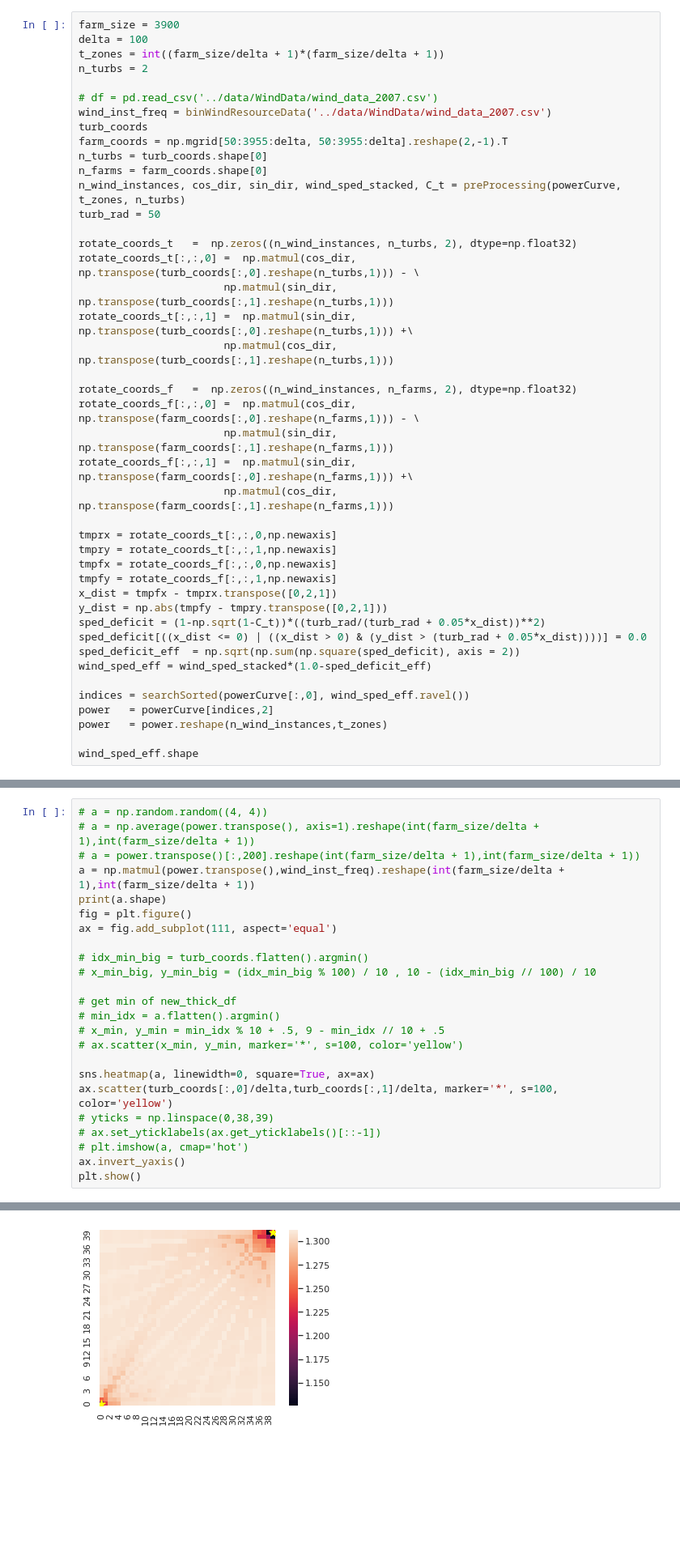
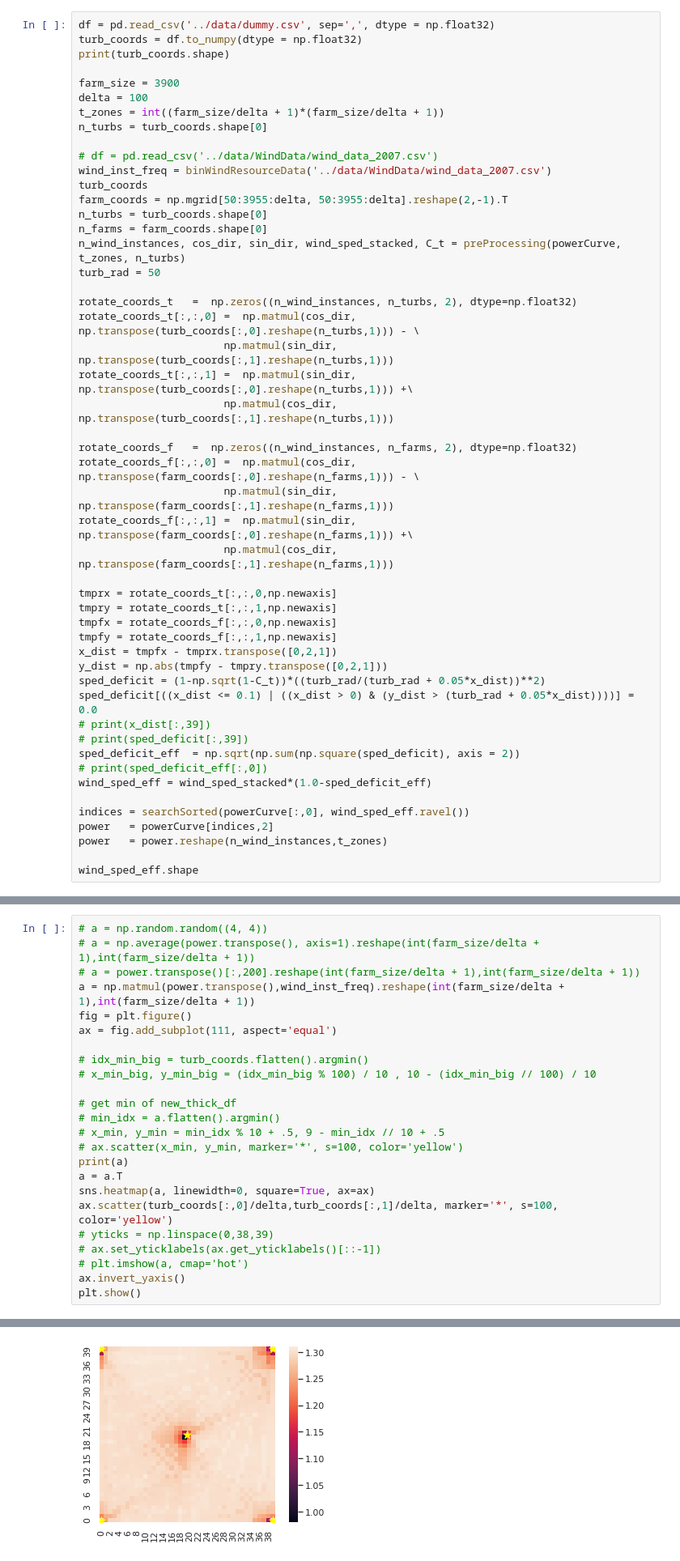
Before and after one commit to mayanksingh2298/shell-windfarm-ai, a Jupyter notebook: Atishya/Analysis.ipynb, the cells around one changed output, grey strips where cells are left out. Shown at 81% size. Cells and saved outputs as stored; diff of their text form; blank space fills up the shorter version.

Commit message:
Added heatmap in manual placement

```diff
--- a/Atishya/Analysis.ipynb
+++ b/Atishya/Analysis.ipynb
@@ -290,10 +290,14 @@ def preProcessing(power_curve, t_zones, n_turbs):
 
     return(n_wind_instances, cos_dir, sin_dir, wind_sped_stacked, C_t)
 # %%
+df = pd.read_csv('../data/dummy.csv', sep=',', dtype = np.float32)
+turb_coords = df.to_numpy(dtype = np.float32)
+print(turb_coords.shape)
+
 farm_size = 3900
 delta = 100
 t_zones = int((farm_size/delta + 1)*(farm_size/delta + 1))
-n_turbs = 2
+n_turbs = turb_coords.shape[0]
 
 # df = pd.read_csv('../data/WindData/wind_data_2007.csv')
 wind_inst_freq = binWindResourceData('../data/WindData/wind_data_2007.csv')
@@ -323,8 +327,11 @@ tmpfy = rotate_coords_f[:,:,1,np.newaxis]
 x_dist = tmpfx - tmprx.transpose([0,2,1])
 y_dist = np.abs(tmpfy - tmpry.transpose([0,2,1]))
 sped_deficit = (1-np.sqrt(1-C_t))*((turb_rad/(turb_rad + 0.05*x_dist))**2)
-sped_deficit[((x_dist <= 0) | ((x_dist > 0) & (y_dist > (turb_rad + 0.05*x_dist))))] = 0.0
+sped_deficit[((x_dist <= 0.1) | ((x_dist > 0) & (y_dist > (turb_rad + 0.05*x_dist))))] = 0.0
+# print(x_dist[:,39])
+# print(sped_deficit[:,39])
 sped_deficit_eff  = np.sqrt(np.sum(np.square(sped_deficit), axis = 2))
+# print(sped_deficit_eff[:,0])
 wind_sped_eff = wind_sped_stacked*(1.0-sped_deficit_eff)
 
 indices = searchSorted(powerCurve[:,0], wind_sped_eff.ravel())
@@ -345,7 +347,6 @@ wind_sped_eff.shape
 # a = np.average(power.transpose(), axis=1).reshape(int(farm_size/delta + 1),int(farm_size/delta + 1))
 # a = power.transpose()[:,200].reshape(int(farm_size/delta + 1),int(farm_size/delta + 1))
 a = np.matmul(power.transpose(),wind_inst_freq).reshape(int(farm_size/delta + 1),int(farm_size/delta + 1))
-print(a.shape)
 fig = plt.figure()
 ax = fig.add_subplot(111, aspect='equal')
 
@@ -356,7 +357,8 @@ ax = fig.add_subplot(111, aspect='equal')
 # min_idx = a.flatten().argmin()
 # x_min, y_min = min_idx % 10 + .5, 9 - min_idx // 10 + .5
 # ax.scatter(x_min, y_min, marker='*', s=100, color='yellow')
-
+print(a)
+a = a.T
 sns.heatmap(a, linewidth=0, square=True, ax=ax)
 ax.scatter(turb_coords[:,0]/delta,turb_coords[:,1]/delta, marker='*', s=100, color='yellow')
 # yticks = np.linspace(0,38,39)
@@ -369 +377 @@ plt.show()
-[figure, old version]
+[figure, new version]
```
Also changed, not shown: parts of 4 cells of this notebook, 43 other files.
